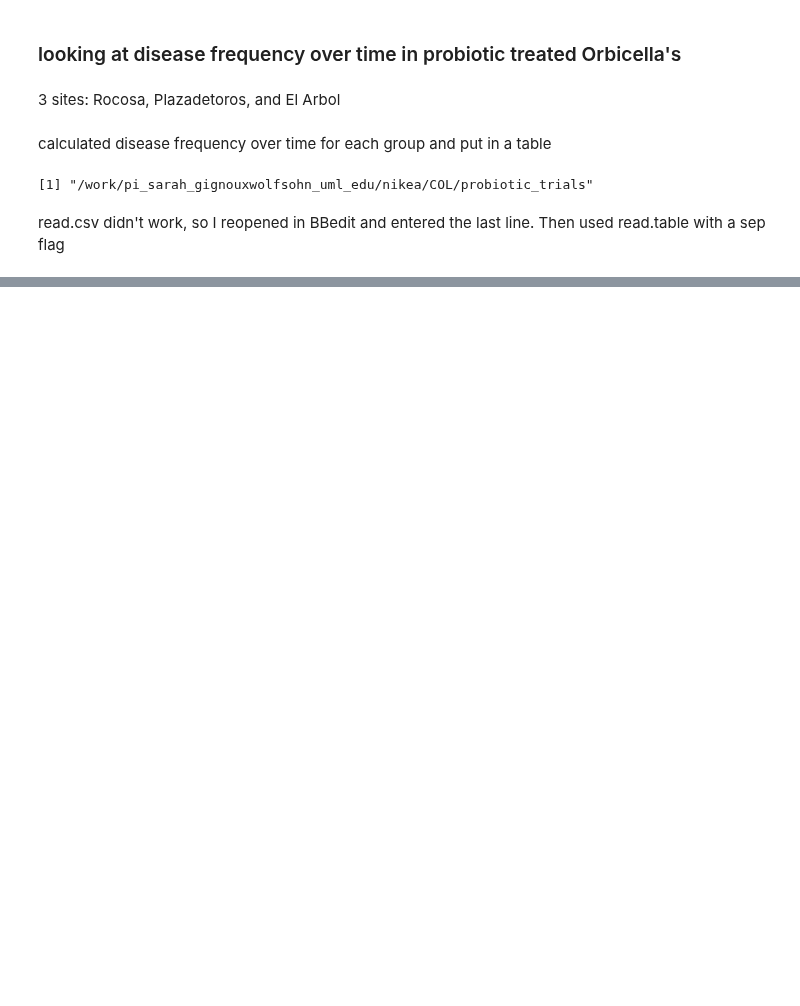
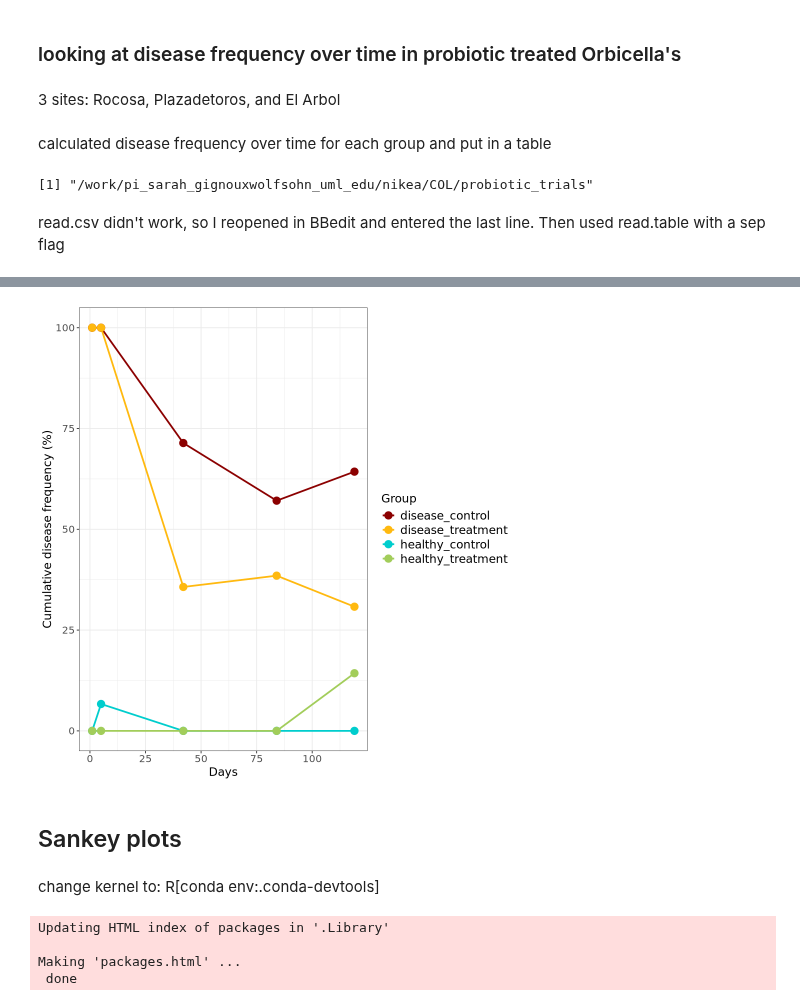
Before and after one commit to nikeaulrich/COL_metagenomics, a Jupyter notebook: Probiotic_trials.ipynb, the cells around one changed output, grey strips where cells are left out. Saved outputs shown, nothing was run; the diff lists cells and outputs as text; code cells hidden in the pictures; blank space fills up the shorter version.

```diff
--- a/Probiotic_trials.ipynb
+++ b/Probiotic_trials.ipynb
@@ -85,0 +98,2 @@ ggsave(filename = "Trials_disease_freq.png", plot = plot2,
+# %%
+d1_table <- read.table("disease_freq_082526_SCTLD.csv", header=TRUE, sep=",")
@@ -85,0 +111,5 @@ ggsave(filename = "Trials_disease_freq.png", plot = plot2,
+# %%
+#pivot longer
+pivot_table1 <- d1_table %>%
+    pivot_longer(-c(day), names_to = "group", values_to = c("disease_freq"))
+head(pivot_table1)
@@ -85,0 +126,16 @@ ggsave(filename = "Trials_disease_freq.png", plot = plot2,
+# %%
+plot3 <- ggplot(pivot_table1, aes(x = day, y = disease_freq, color=group)) +
+  geom_line(linewidth = 1) +
+  geom_point(size = 4)+
+ scale_color_manual(values=c("darkred","darkgoldenrod1","cyan3","darkolivegreen3"))+
+  theme_bw() +
+theme(axis.text.y = element_text(size = 12),
+      axis.text.x = element_text(size = 12),
+      axis.title.x = element_text(size = 14),
+      axis.title.y = element_text(size = 14),
+     legend.text = element_text(size = 14),
+     legend.title = element_text(size = 14))+
+  labs(x = "Days", y = "Cumulative disease frequency (%)", color= "Group")
+plot3
+# %% [output]
+[figure, added]
@@ -85,0 +148,4 @@ ggsave(filename = "Trials_disease_freq.png", plot = plot2,
+# %% [markdown]
+## Sankey plots
+# %% [markdown]
+change kernel to: R[conda env:.conda-devtools]
@@ -85,0 +161,7 @@ ggsave(filename = "Trials_disease_freq.png", plot = plot2,
+# %%
+install.packages("remotes")
+# %% [output]
+Updating HTML index of packages in '.Library'
+
+Making 'packages.html' ...
+ done
```
Also changed, not shown: parts of 18 cells of this notebook, 1 other file.
